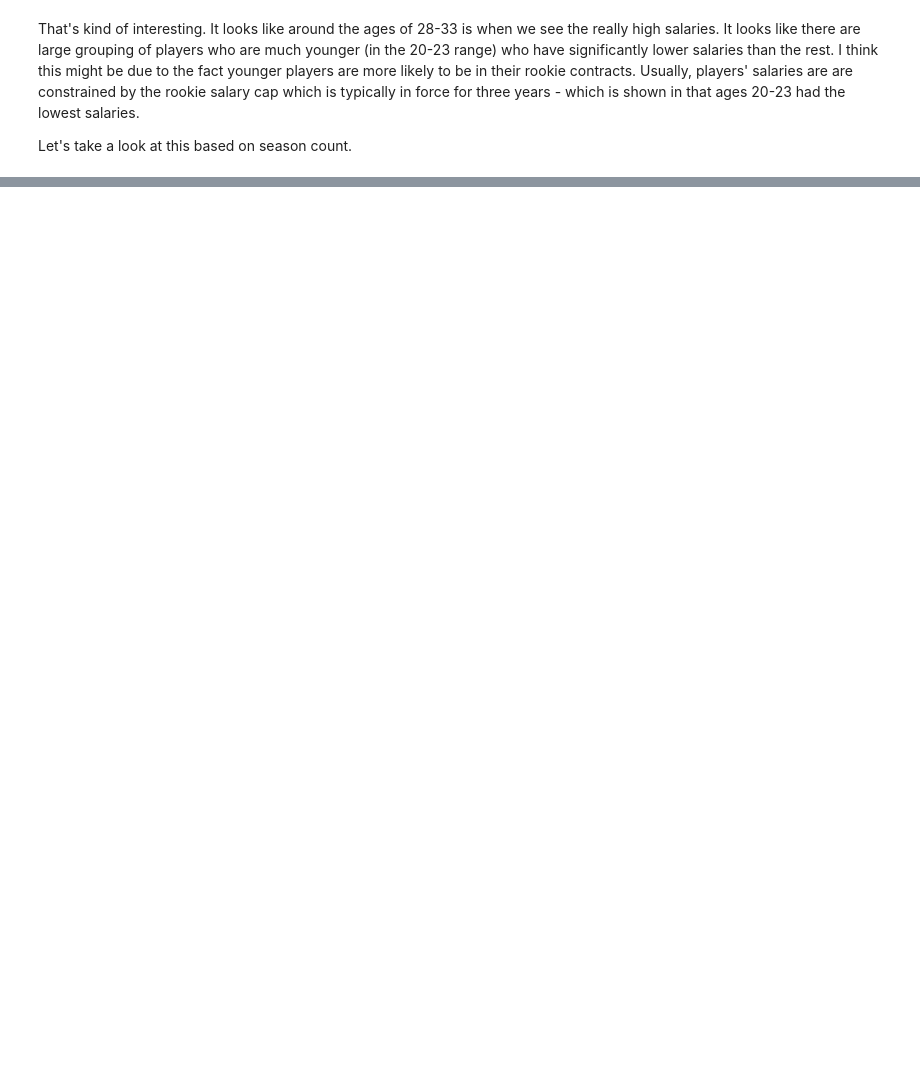
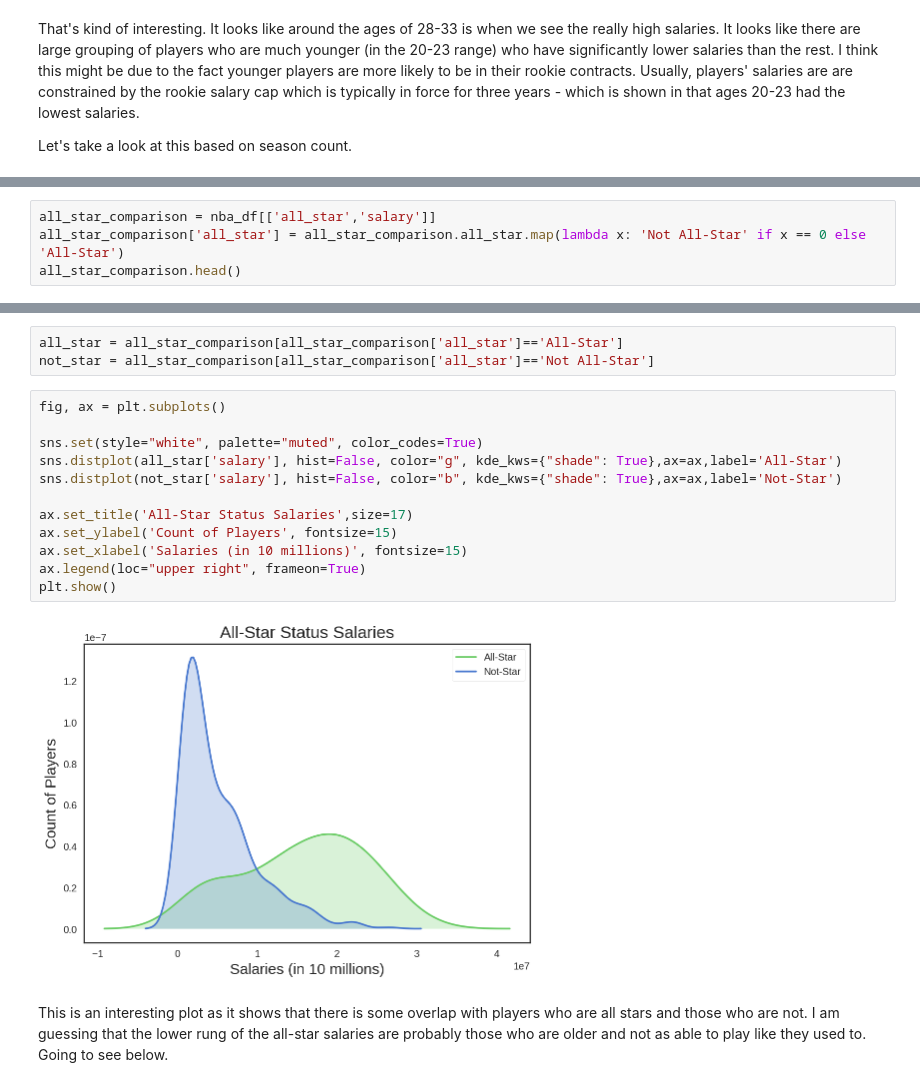
Before and after one commit to michaelkim9/nba_predictor_project_dsi, a Jupyter notebook: Part_3_exploratory_data_analysis.ipynb, the cells around one changed output, grey strips where cells are left out. Cells and saved outputs as stored; diff of their text form; blank space fills up the shorter version.

```diff
--- a/Part_3_exploratory_data_analysis.ipynb
+++ b/Part_3_exploratory_data_analysis.ipynb
@@ -248,0 +248,4 @@ The swarm grew even larger at the first 3 year mark - it definitely seems that i
+# %%
+all_star_comparison = nba_df[['all_star','salary']]
+all_star_comparison['all_star'] = all_star_comparison.all_star.map(lambda x: 'Not All-Star' if x == 0 else 'All-Star')
+all_star_comparison.head()
@@ -248,0 +263,19 @@ The swarm grew even larger at the first 3 year mark - it definitely seems that i
+# %%
+all_star = all_star_comparison[all_star_comparison['all_star']=='All-Star']
+not_star = all_star_comparison[all_star_comparison['all_star']=='Not All-Star']
+# %%
+fig, ax = plt.subplots()
+
+sns.set(style="white", palette="muted", color_codes=True)
+sns.distplot(all_star['salary'], hist=False, color="g", kde_kws={"shade": True},ax=ax,label='All-Star')
+sns.distplot(not_star['salary'], hist=False, color="b", kde_kws={"shade": True},ax=ax,label='Not-Star')
+
+ax.set_title('All-Star Status Salaries',size=17)
+ax.set_ylabel('Count of Players', fontsize=15)
+ax.set_xlabel('Salaries (in 10 millions)', fontsize=15)
+ax.legend(loc="upper right", frameon=True)
+plt.show()
+# %% [output]
+[figure, added]
+# %% [markdown]
+This is an interesting plot as it shows that there is some overlap with players who are all stars and those who are not. I am guessing that the lower rung of the all-star salaries are probably those who are older and not as able to play like they used to. Going to see below.
```
Also changed, not shown: parts of 23 cells of this notebook, 11 other files.
